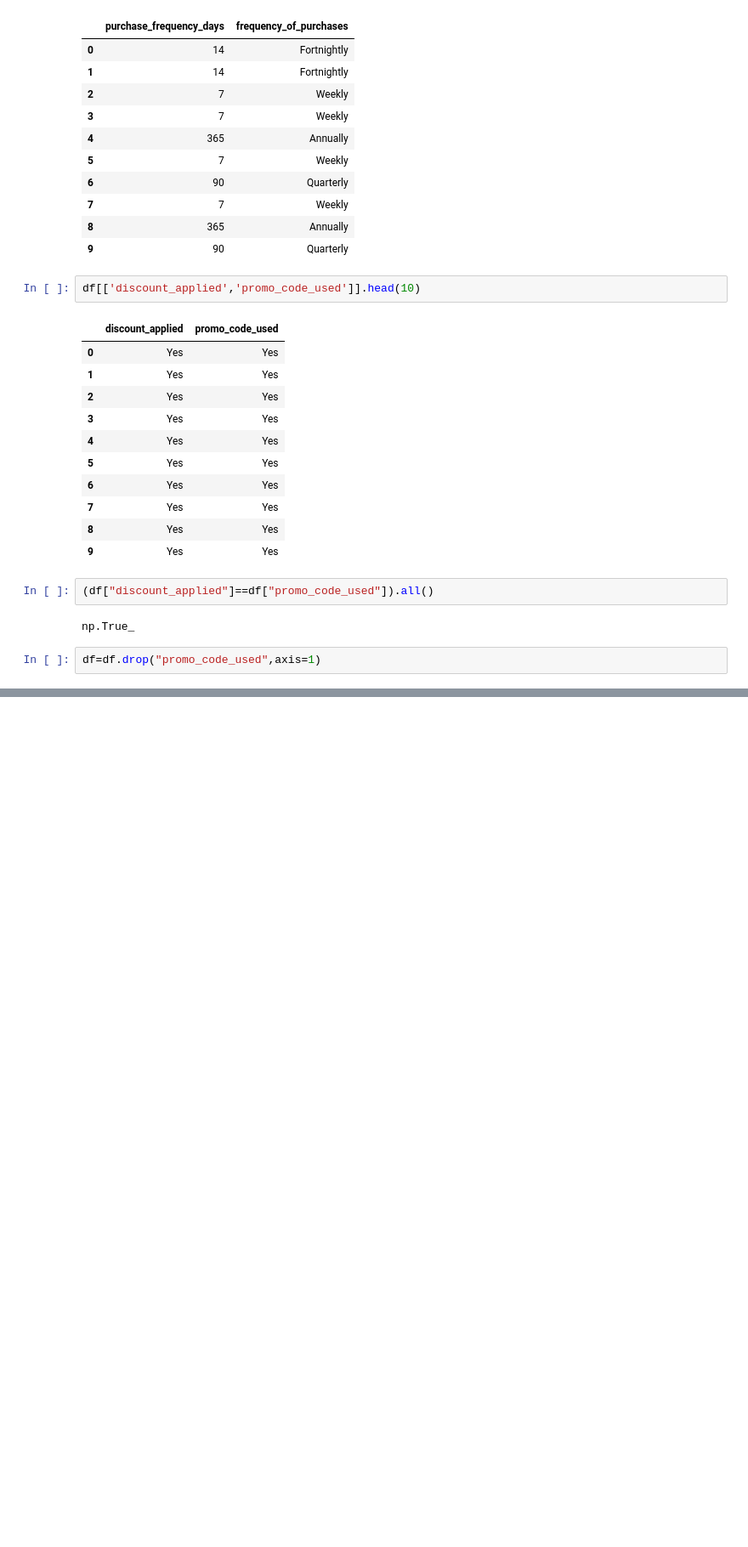
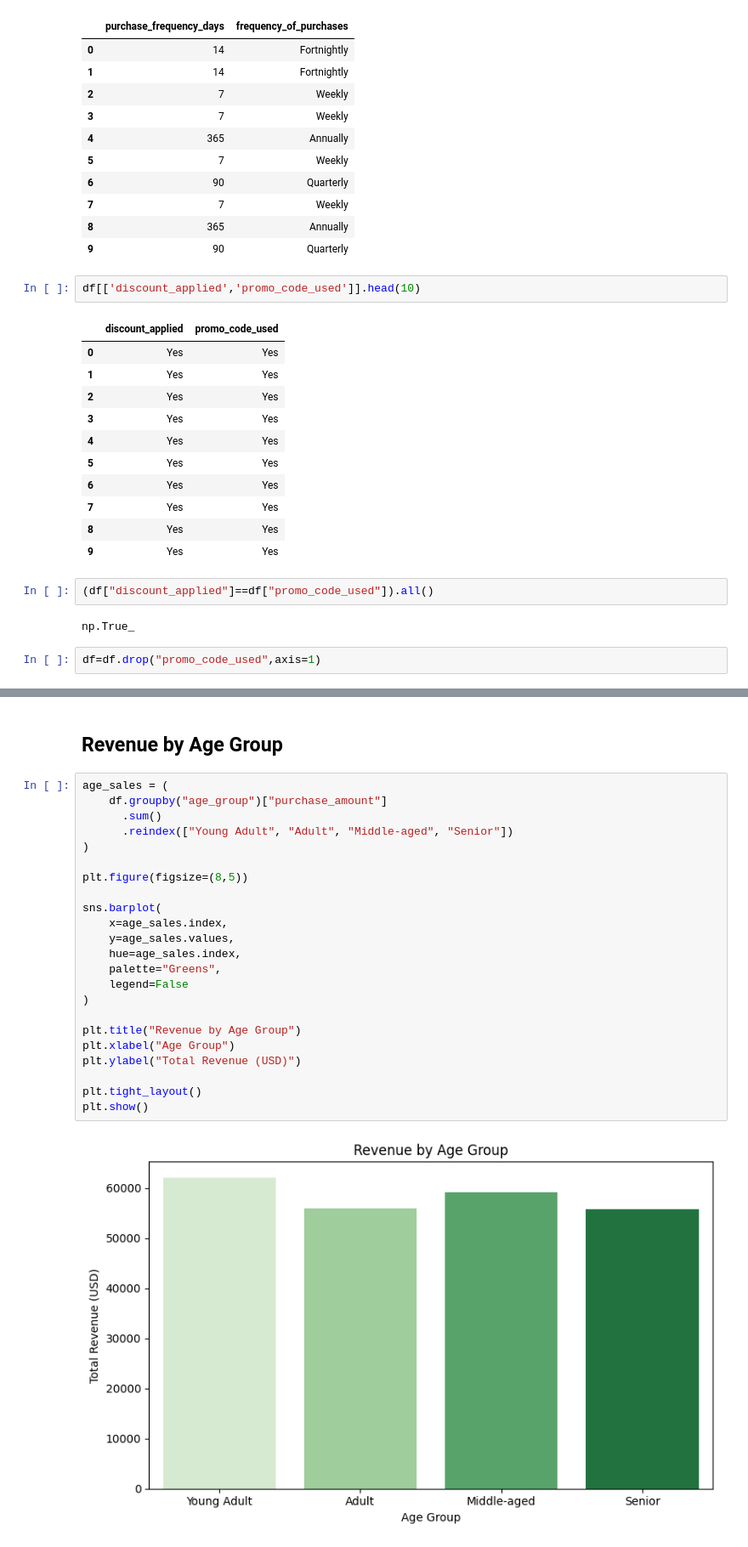
Before and after one commit to DevendraKumar577/customer-behavior-analytics, a Jupyter notebook: Customer_shopping_analysis.ipynb, the cells around one changed output, grey strips where cells are left out. Shown at 85% size. Drawn from its saved outputs; the diff is of its cells as text; blank space fills up the shorter version.

```diff
--- a/Customer_shopping_analysis.ipynb
+++ b/Customer_shopping_analysis.ipynb
@@ -219,0 +237,27 @@ Data successfully loaded into table'customer' in database 'customer_behavior'.
+# %% [markdown]
+## Revenue by Age Group
+# %%
+age_sales = (
+    df.groupby("age_group")["purchase_amount"]
+      .sum()
+      .reindex(["Young Adult", "Adult", "Middle-aged", "Senior"])
+)
+
+plt.figure(figsize=(8,5))
+
+sns.barplot(
+    x=age_sales.index,
+    y=age_sales.values,
+    hue=age_sales.index,
+    palette="Greens",
+    legend=False
+)
+
+plt.title("Revenue by Age Group")
+plt.xlabel("Age Group")
+plt.ylabel("Total Revenue (USD)")
+
+plt.tight_layout()
+plt.show()
+# %% [output]
+[figure, added]
```
Also changed, not shown: parts of 31 cells of this notebook, 2 other files.
